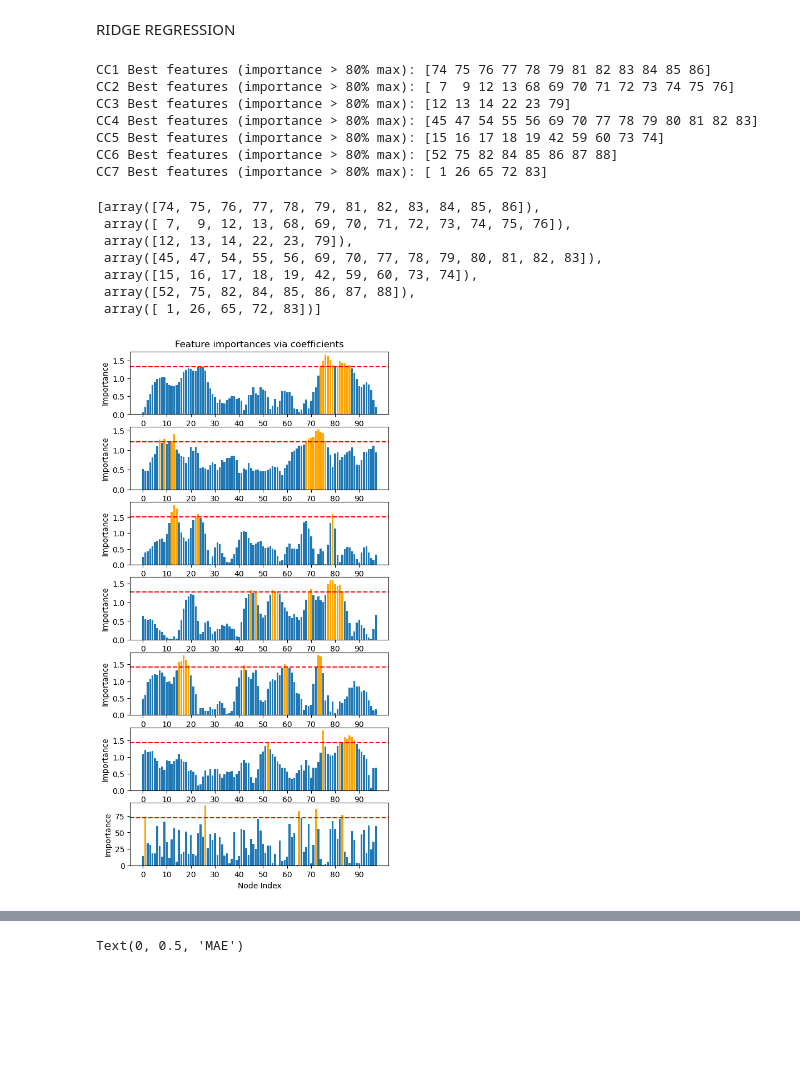
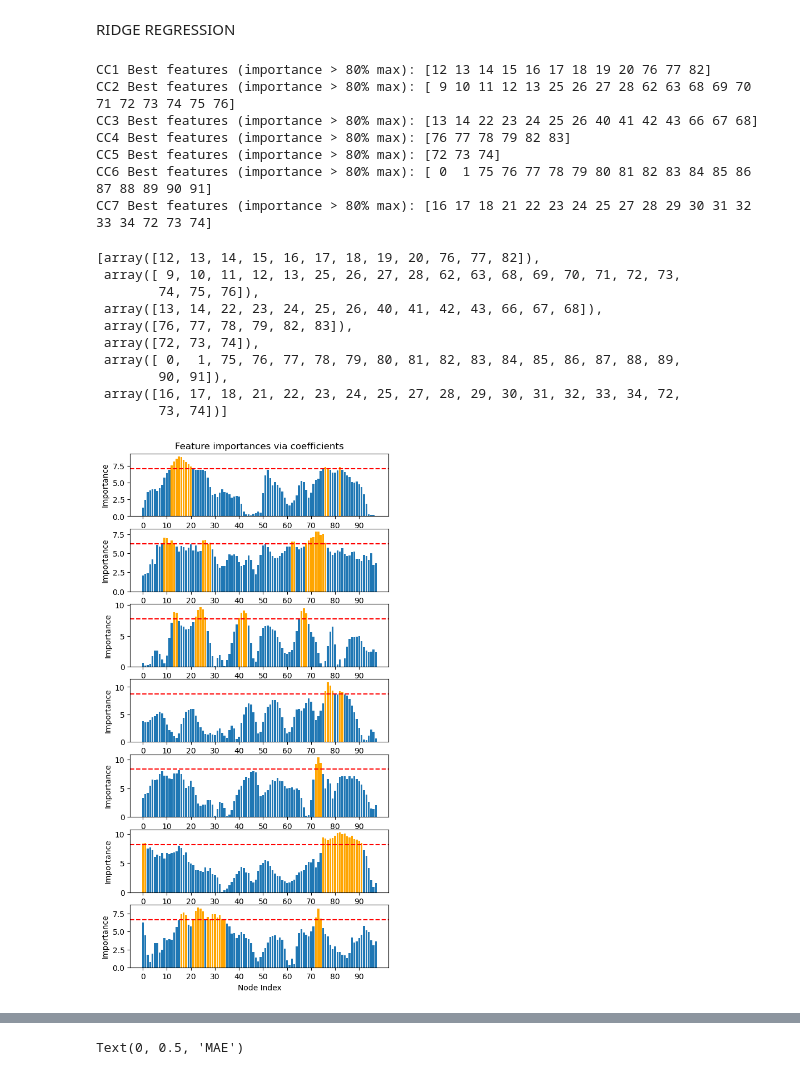
Before and after one commit to nicolascatz/CRPN_DTI_AGING_DPAKNC, a Jupyter notebook: scripts/DTI_Aging_FeatSelect_and_votingRegressor_251213_NC.ipynb, the cells around one changed output, grey strips where cells are left out. Saved outputs shown, nothing was run; the diff lists cells and outputs as text; code cells hidden in the pictures; blank space fills up the shorter version.

```diff
--- a/scripts/DTI_Aging_FeatSelect_and_votingRegressor_251213_NC.ipynb
+++ b/scripts/DTI_Aging_FeatSelect_and_votingRegressor_251213_NC.ipynb
@@ -141,54 +141,57 @@ from sklearn.linear_model import RidgeCV
 
 thresholdpercent = 0.80
 
-y=jnd       # Target (dependent variable)
+y=age       # Target (dependent variable)
 
 figure, axs = plt.subplots(7, 1, figsize=(6,12))
 best_features_all_ridge = []
 for cc in range(7):
     X=DTI[:,:,cc]  # Features (independent variable)
 
     feature_names=np.array([f'{i}' for i in range(98)])
     feature=np.arange(98)
 
     ridge = RidgeCV(alphas=np.logspace(-6, 6, num=5)).fit(X, y)
     importance = np.abs(ridge.coef_)
     ax = axs[cc]
     ax.bar(height=importance, x=feature_names)
     ax.set_xticks(range(0,98,10))
     ax.axhline(np.max(importance)*thresholdpercent, color='red', linestyle='--')
     ax.set_xlabel('Node Index')
     ax.set_ylabel('Importance')
 
     threshold = np.max(importance)*thresholdpercent
 
     importance_plus=np.where(importance>threshold)
     ax.bar(height=importance[importance_plus], x=feature_names[importance_plus], color='orange')
 
     best_features = feature[importance > threshold]
     print(f'CC{cc+1} Best features (importance > {int(thresholdpercent*100)}% max): {best_features}')
     best_features_all_ridge.append(best_features)
 axs[0].set_title("Feature importances via coefficients")
 
 
 
 best_features_all_ridge
 # %% [output]
-CC1 Best features (importance > 80% max): [74 75 76 77 78 79 81 82 83 84 85 86]
-CC2 Best features (importance > 80% max): [ 7  9 12 13 68 69 70 71 72 73 74 75 76]
-CC3 Best features (importance > 80% max): [12 13 14 22 23 79]
-CC4 Best features (importance > 80% max): [45 47 54 55 56 69 70 77 78 79 80 81 82 83]
-CC5 Best features (importance > 80% max): [15 16 17 18 19 42 59 60 73 74]
-CC6 Best features (importance > 80% max): [52 75 82 84 85 86 87 88]
-CC7 Best features (importance > 80% max): [ 1 26 65 72 83]
+CC1 Best features (importance > 80% max): [12 13 14 15 16 17 18 19 20 76 77 82]
+CC2 Best features (importance > 80% max): [ 9 10 11 12 13 25 26 27 28 62 63 68 69 70 71 72 73 74 75 76]
+CC3 Best features (importance > 80% max): [13 14 22 23 24 25 26 40 41 42 43 66 67 68]
+CC4 Best features (importance > 80% max): [76 77 78 79 82 83]
+CC5 Best features (importance > 80% max): [72 73 74]
+CC6 Best features (importance > 80% max): [ 0  1 75 76 77 78 79 80 81 82 83 84 85 86 87 88 89 90 91]
+CC7 Best features (importance > 80% max): [16 17 18 21 22 23 24 25 27 28 29 30 31 32 33 34 72 73 74]
-[array([74, 75, 76, 77, 78, 79, 81, 82, 83, 84, 85, 86]),
- array([ 7,  9, 12, 13, 68, 69, 70, 71, 72, 73, 74, 75, 76]),
- array([12, 13, 14, 22, 23, 79]),
- array([45, 47, 54, 55, 56, 69, 70, 77, 78, 79, 80, 81, 82, 83]),
- array([15, 16, 17, 18, 19, 42, 59, 60, 73, 74]),
- array([52, 75, 82, 84, 85, 86, 87, 88]),
- array([ 1, 26, 65, 72, 83])]
+[array([12, 13, 14, 15, 16, 17, 18, 19, 20, 76, 77, 82]),
+ array([ 9, 10, 11, 12, 13, 25, 26, 27, 28, 62, 63, 68, 69, 70, 71, 72, 73,
+        74, 75, 76]),
+ array([13, 14, 22, 23, 24, 25, 26, 40, 41, 42, 43, 66, 67, 68]),
+ array([76, 77, 78, 79, 82, 83]),
+ array([72, 73, 74]),
+ array([ 0,  1, 75, 76, 77, 78, 79, 80, 81, 82, 83, 84, 85, 86, 87, 88, 89,
+        90, 91]),
+ array([16, 17, 18, 21, 22, 23, 24, 25, 27, 28, 29, 30, 31, 32, 33, 34, 72,
+        73, 74])]
-[figure, old version]
+[figure, new version]
 # %%
 from sklearn.datasets import make_friedman1
 from sklearn.feature_selection import RFE
```
Also changed, not shown: parts of 7 cells of this notebook, 3 other files.
